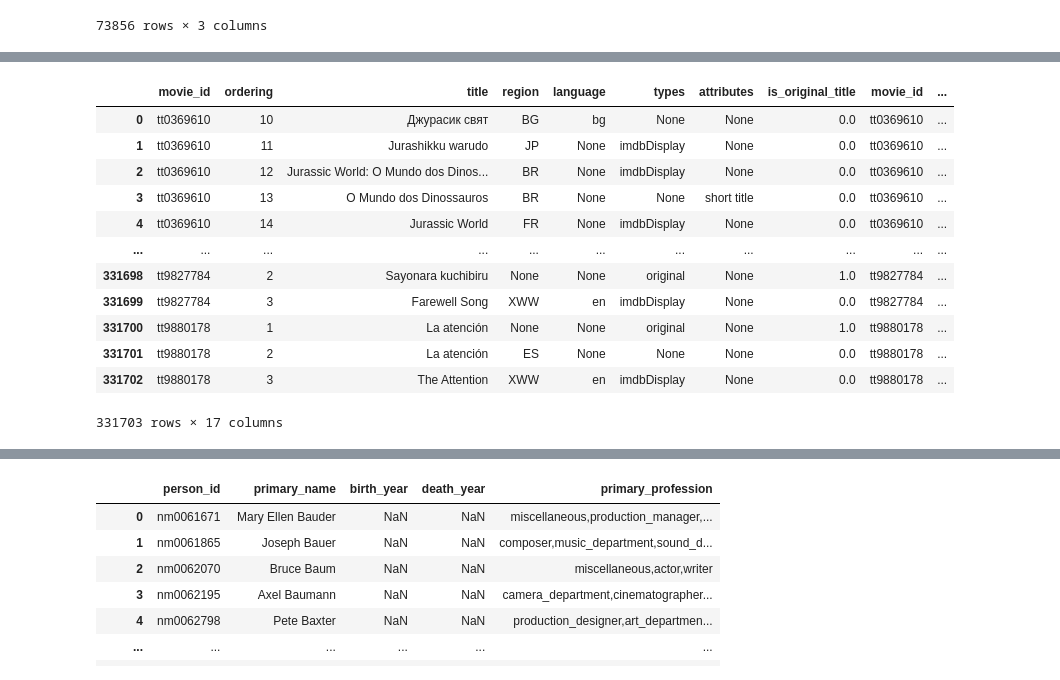
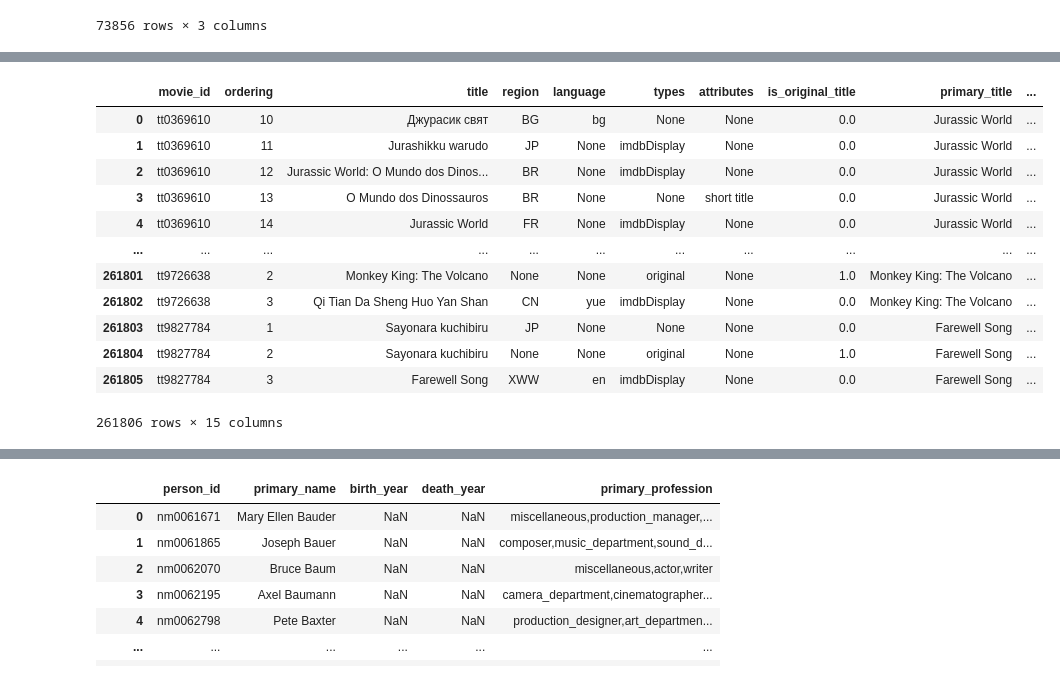
Before and after one commit to jaeminlee95/Semester1_Capstone_Group_3, a Jupyter notebook: student.ipynb, the cells around one changed output, grey strips where cells are left out. Saved outputs shown, nothing was run; the diff lists cells and outputs as text; code cells hidden in the pictures.

```diff
--- a/student.ipynb
+++ b/student.ipynb
@@ -15,8 +15,12 @@ import matplotlib.pyplot as plt
 %matplotlib inline
 import seaborn as sns
 from scipy import stats
+sns.set_style("darkgrid")
 
 conn = sqlite3.connect('zippedData/im.db')
+
+# use below to supress scientific notation
+pd.options.display.float_format = '{:20,.2f}'.format
 # %% [markdown]
 # Dylan Orndorf-Ronk
 # %% [markdown]
@@ -87,26 +113,29 @@ movie_ratings
 # %%
+# base movie dataframe to work off of
 movies_df = pd.read_sql("""
-SELECT *
+SELECT movie_akas.*, movie_basics.primary_title, movie_basics.original_title,
+       movie_basics.start_year, movie_basics.runtime_minutes, movie_basics.genres,
+       movie_ratings.averagerating, movie_ratings.numvotes
 FROM movie_akas
 INNER JOIN
     movie_basics
 ON  movie_akas.movie_id = movie_basics.movie_id
-LEFT JOIN
+INNER JOIN
     movie_ratings
 ON  movie_akas.movie_id = movie_ratings.movie_id
 """,conn)
 movies_df
 # %% [output]
-|  | movie_id | ordering | title | region | language | types | attributes | is_original_title | movie_id | ... |
-| 0 | tt0369610 | 10 | Джурасик свят | BG | bg | None | None | 0.0 | tt0369610 | ... |
-| 1 | tt0369610 | 11 | Jurashikku warudo | JP | None | imdbDisplay | None | 0.0 | tt0369610 | ... |
-| 2 | tt0369610 | 12 | Jurassic World: O Mundo dos Dinos... | BR | None | imdbDisplay | None | 0.0 | tt0369610 | ... |
-| 3 | tt0369610 | 13 | O Mundo dos Dinossauros | BR | None | None | short title | 0.0 | tt0369610 | ... |
-| 4 | tt0369610 | 14 | Jurassic World | FR | None | imdbDisplay | None | 0.0 | tt0369610 | ... |
+|  | movie_id | ordering | title | region | language | types | attributes | is_original_title | primary_title | ... |
+| 0 | tt0369610 | 10 | Джурасик свят | BG | bg | None | None | 0.0 | Jurassic World | ... |
+| 1 | tt0369610 | 11 | Jurashikku warudo | JP | None | imdbDisplay | None | 0.0 | Jurassic World | ... |
+| 2 | tt0369610 | 12 | Jurassic World: O Mundo dos Dinos... | BR | None | imdbDisplay | None | 0.0 | Jurassic World | ... |
+| 3 | tt0369610 | 13 | O Mundo dos Dinossauros | BR | None | None | short title | 0.0 | Jurassic World | ... |
+| 4 | tt0369610 | 14 | Jurassic World | FR | None | imdbDisplay | None | 0.0 | Jurassic World | ... |
 | ... | ... | ... | ... | ... | ... | ... | ... | ... | ... | ... |
-| 331698 | tt9827784 | 2 | Sayonara kuchibiru | None | None | original | None | 1.0 | tt9827784 | ... |
-| 331699 | tt9827784 | 3 | Farewell Song | XWW | en | imdbDisplay | None | 0.0 | tt9827784 | ... |
-| 331700 | tt9880178 | 1 | La atención | None | None | original | None | 1.0 | tt9880178 | ... |
-| 331701 | tt9880178 | 2 | La atención | ES | None | None | None | 0.0 | tt9880178 | ... |
-| 331702 | tt9880178 | 3 | The Attention | XWW | en | imdbDisplay | None | 0.0 | tt9880178 | ... |
+| 261801 | tt9726638 | 2 | Monkey King: The Volcano | None | None | original | None | 1.0 | Monkey King: The Volcano | ... |
+| 261802 | tt9726638 | 3 | Qi Tian Da Sheng Huo Yan Shan | CN | yue | imdbDisplay | None | 0.0 | Monkey King: The Volcano | ... |
+| 261803 | tt9827784 | 1 | Sayonara kuchibiru | JP | None | None | None | 0.0 | Farewell Song | ... |
+| 261804 | tt9827784 | 2 | Sayonara kuchibiru | None | None | original | None | 1.0 | Farewell Song | ... |
+| 261805 | tt9827784 | 3 | Farewell Song | XWW | en | imdbDisplay | None | 0.0 | Farewell Song | ... |
-331703 rows × 17 columns
+261806 rows × 15 columns
```
Also changed, not shown: parts of 28 cells of this notebook.
